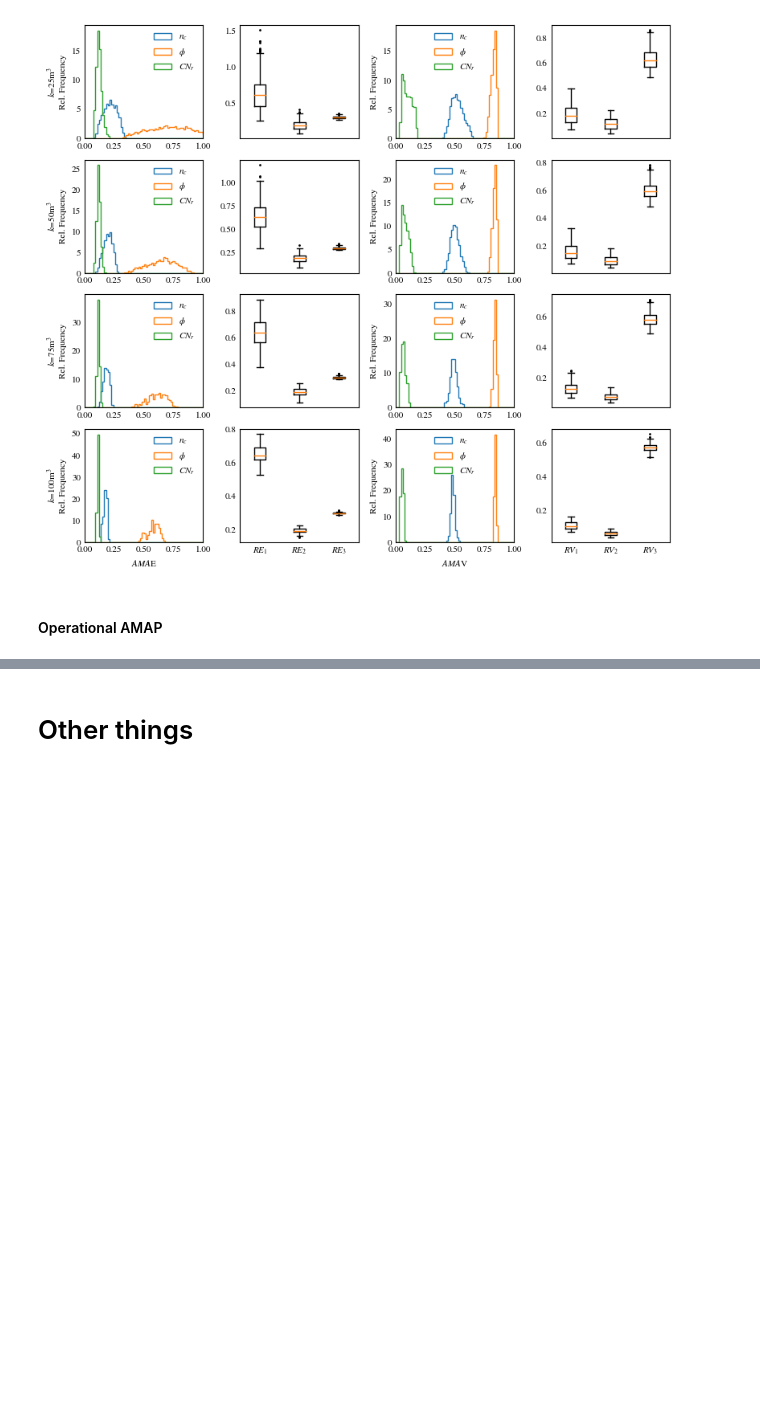
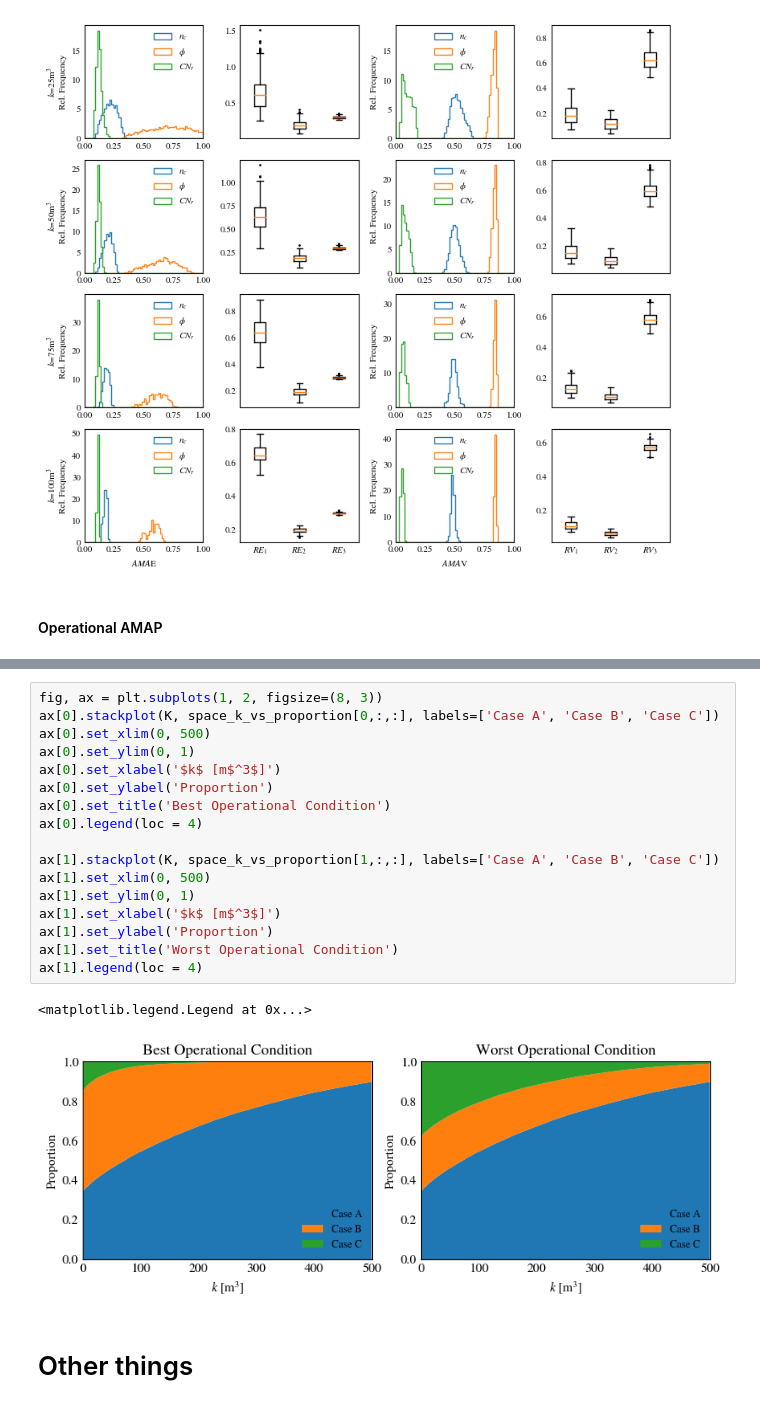
Before and after one commit to rlsandovalp/operational_picture, a Jupyter notebook: Galbiate/operational_analysis.ipynb, the cells around one changed output, grey strips where cells are left out. Drawn from its saved outputs; the diff is of its cells as text; blank space fills up the shorter version.

```diff
--- a/Galbiate/operational_analysis.ipynb
+++ b/Galbiate/operational_analysis.ipynb
@@ -578,3 +765,23 @@ plt.legend()
+# %%
+fig, ax = plt.subplots(1, 2, figsize=(8, 3))
+ax[0].stackplot(K, space_k_vs_proportion[0,:,:], labels=['Case A', 'Case B', 'Case C'])
+ax[0].set_xlim(0, 500)
+ax[0].set_ylim(0, 1)
+ax[0].set_xlabel('$k$ [m$^3$]')
+ax[0].set_ylabel('Proportion')
+ax[0].set_title('Best Operational Condition')
+ax[0].legend(loc = 4)
+
+ax[1].stackplot(K, space_k_vs_proportion[1,:,:], labels=['Case A', 'Case B', 'Case C'])
+ax[1].set_xlim(0, 500)
+ax[1].set_ylim(0, 1)
+ax[1].set_xlabel('$k$ [m$^3$]')
+ax[1].set_ylabel('Proportion')
+ax[1].set_title('Worst Operational Condition')
+ax[1].legend(loc = 4)
+# %% [output]
+<matplotlib.legend.Legend at 0x...>
+[figure, added]
 # %% [markdown]
 # Other things
 # %%
```
Also changed, not shown: parts of 15 cells of this notebook, 11 other files.
